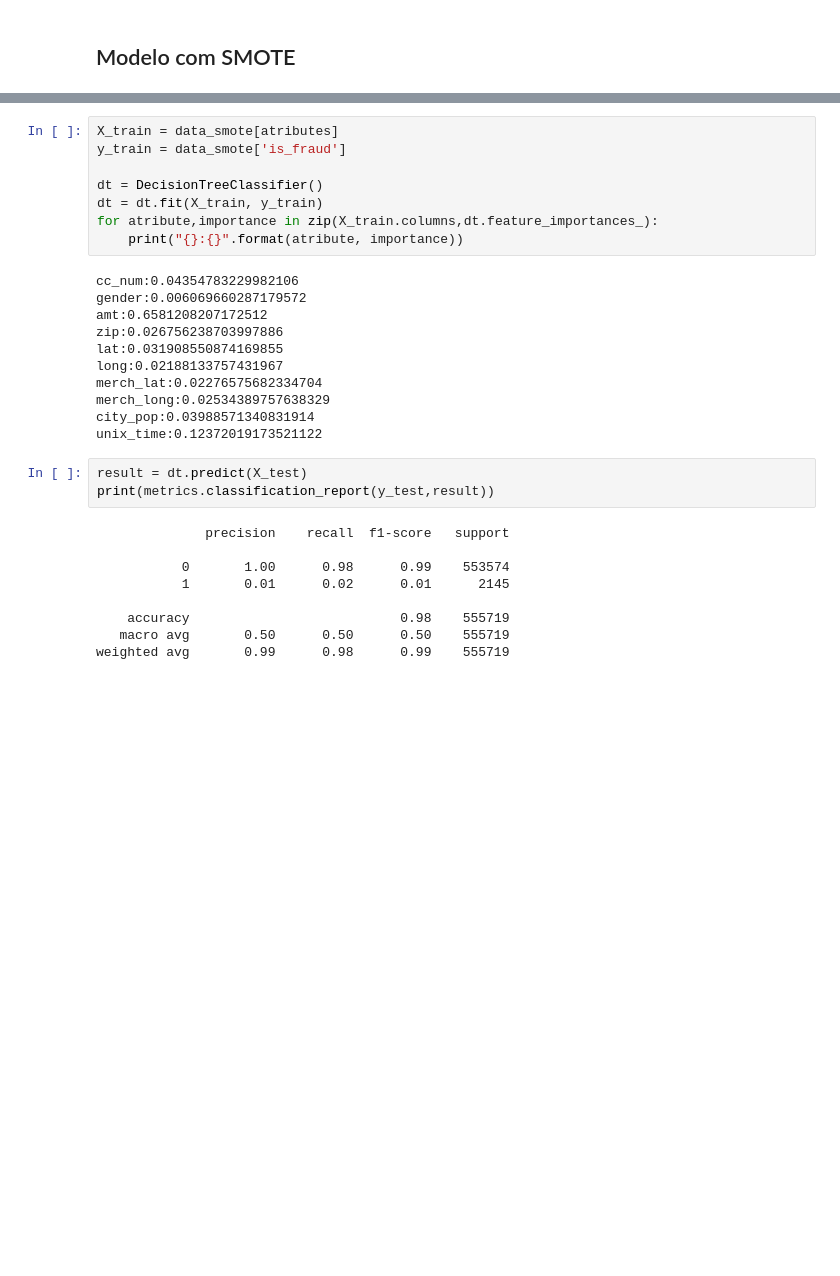
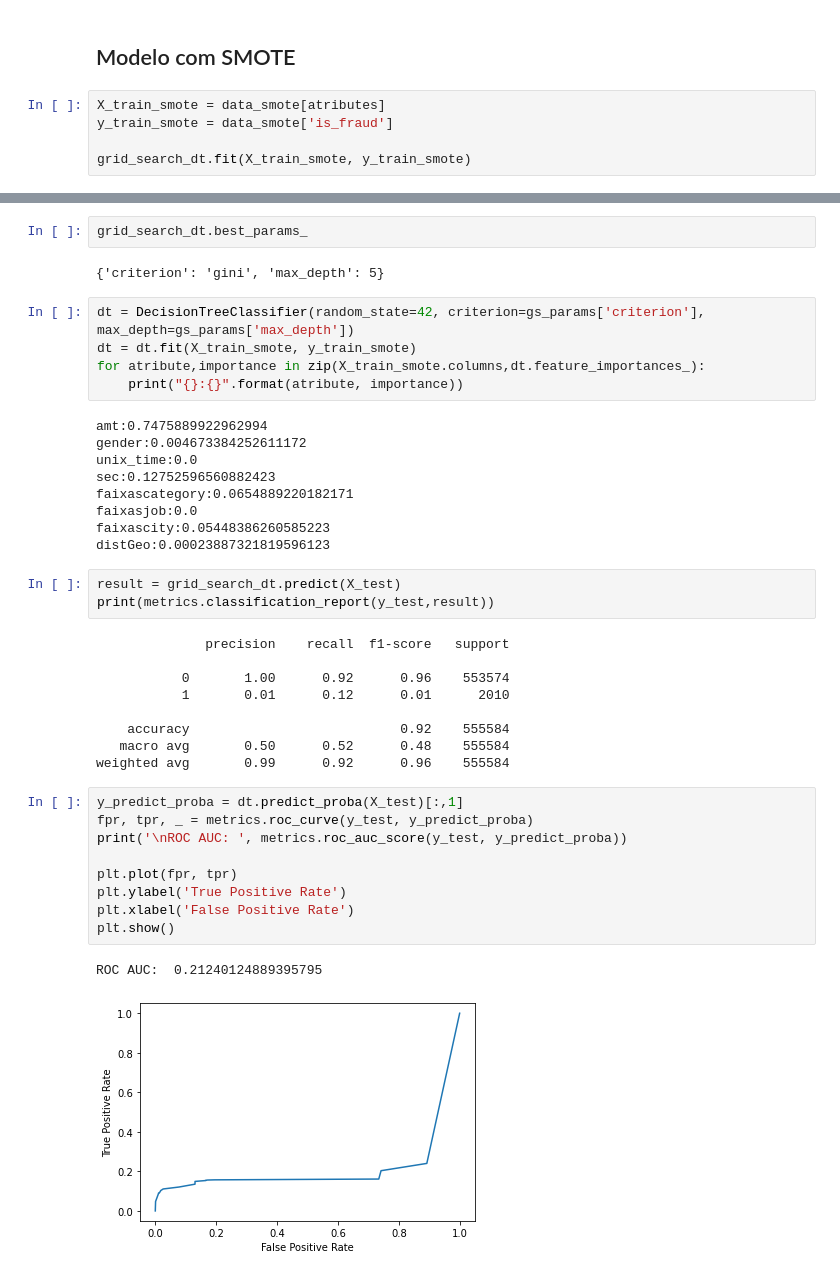
Before and after one commit to cristianomendieta/fraudes-bancarias-CIDAMO, a Jupyter notebook: code/Decision Tree.ipynb, the cells around one changed output, grey strips where cells are left out. Saved outputs shown, nothing was run; the diff lists cells and outputs as text; blank space fills up the shorter version.

```diff
--- a/code/Decision Tree.ipynb
+++ b/code/Decision Tree.ipynb
@@ -132,2 +232,7 @@ weighted avg       0.99      0.99      0.99    555719
 # %% [markdown]
 ## Modelo com SMOTE
+# %%
+X_train_smote = data_smote[atributes]
+y_train_smote = data_smote['is_fraud']
+
+grid_search_dt.fit(X_train_smote, y_train_smote)
@@ -134,31 +247,42 @@ weighted avg       0.99      0.99      0.99    555719
+# %%
+grid_search_dt.best_params_
+# %% [output]
+{'criterion': 'gini', 'max_depth': 5}
 # %%
-X_train = data_smote[atributes]
-y_train = data_smote['is_fraud']
-
-dt = DecisionTreeClassifier()
-dt = dt.fit(X_train, y_train)
-for atribute,importance in zip(X_train.columns,dt.feature_importances_):
+dt = DecisionTreeClassifier(random_state=42, criterion=gs_params['criterion'], max_depth=gs_params['max_depth'])
+dt = dt.fit(X_train_smote, y_train_smote)
+for atribute,importance in zip(X_train_smote.columns,dt.feature_importances_):
     print("{}:{}".format(atribute, importance))
 # %% [output]
-cc_num:0.04354783229982106
-gender:0.006069660287179572
-amt:0.6581208207172512
-zip:0.026756238703997886
-lat:0.031908550874169855
-long:0.02188133757431967
-merch_lat:0.02276575682334704
-merch_long:0.02534389757638329
-city_pop:0.03988571340831914
-unix_time:0.12372019173521122
+amt:0.7475889922962994
+gender:0.004673384252611172
+unix_time:0.0
+sec:0.12752596560882423
+faixascategory:0.0654889220182171
+faixasjob:0.0
+faixascity:0.05448386260585223
+distGeo:0.00023887321819596123
 # %%
-result = dt.predict(X_test)
+result = grid_search_dt.predict(X_test)
 print(metrics.classification_report(y_test,result))
 # %% [output]
               precision    recall  f1-score   support
 
-           0       1.00      0.98      0.99    553574
-           1       0.01      0.02      0.01      2145
+           0       1.00      0.92      0.96    553574
+           1       0.01      0.12      0.01      2010
 
-    accuracy                           0.98    555719
-   macro avg       0.50      0.50      0.50    555719
-weighted avg       0.99      0.98      0.99    555719
+    accuracy                           0.92    555584
+   macro avg       0.50      0.52      0.48    555584
+weighted avg       0.99      0.92      0.96    555584
+# %%
+y_predict_proba = dt.predict_proba(X_test)[:,1]
+fpr, tpr, _ = metrics.roc_curve(y_test, y_predict_proba)
+print('\nROC AUC: ', metrics.roc_auc_score(y_test, y_predict_proba))
+
+plt.plot(fpr, tpr)
+plt.ylabel('True Positive Rate')
+plt.xlabel('False Positive Rate')
+plt.show()
+# %% [output]
+ROC AUC:  0.21240124889395795
+[figure, added]
```
Also changed, not shown: parts of 32 cells of this notebook.
